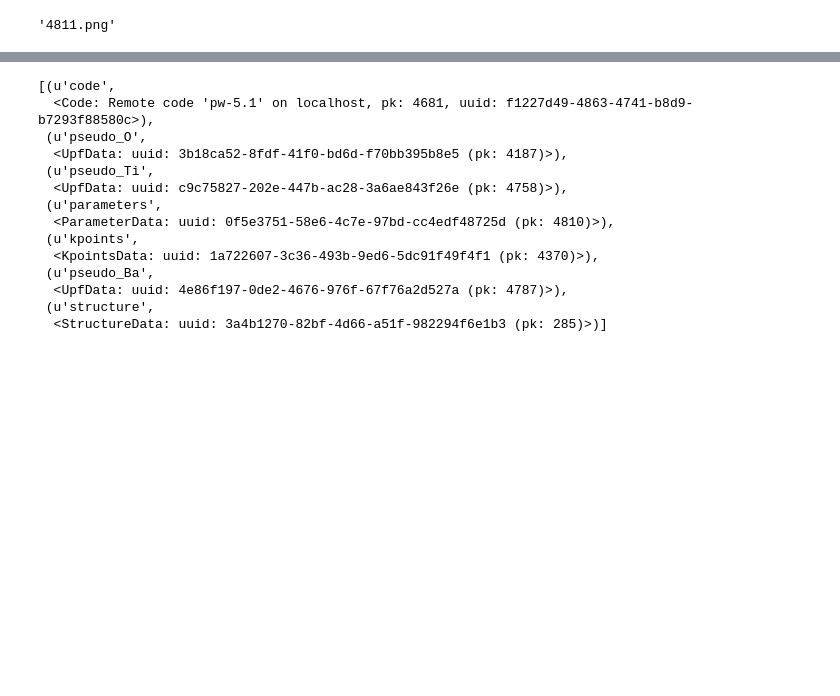
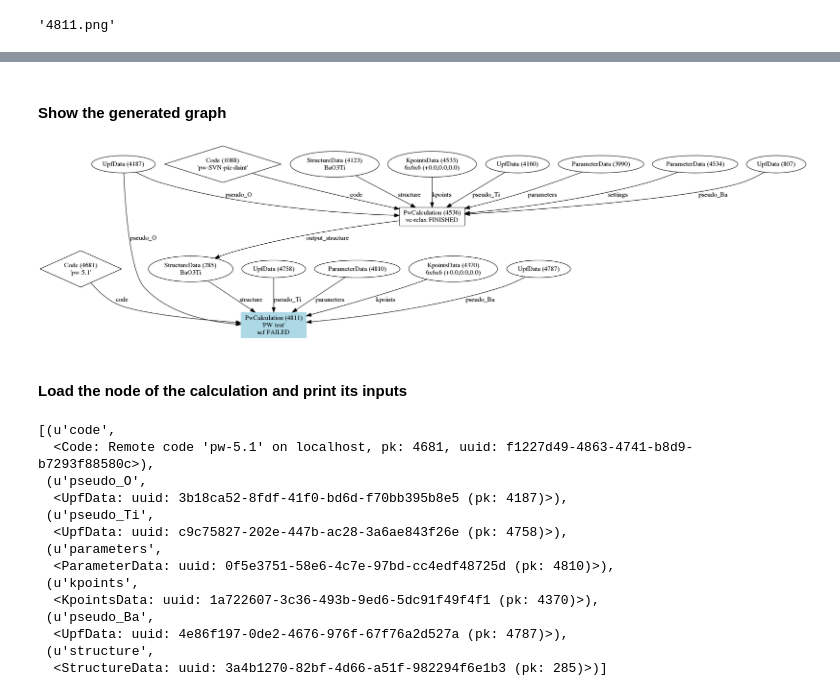
Before and after one commit to aiidateam/aiida_demos, a Jupyter notebook: notebook/Graph visualisation.ipynb, the cells around one changed output, grey strips where cells are left out. Cells and saved outputs as stored; diff of their text form; code cells hidden in the pictures; blank space fills up the shorter version.

Commit message:
Adding comments, cleaning and enriching import/export, submit_pw and graph visualisation demos

```diff
--- a/notebook/Graph visualisation.ipynb
+++ b/notebook/Graph visualisation.ipynb
@@ -43,0 +42,2 @@ out_file_name  4811.dot
+# %% [markdown]
+#### Show the generated graph
@@ -44,3 +46,9 @@ out_file_name  4811.dot
+# %%
+Image(filename='4811.png')
+# %% [output]
+[figure, added]
+# %% [markdown]
+#### Load the node of the calculation and print its inputs
 # %%
 calc = load_node(4811)
 calc.get_inputs(also_labels=True)
```
Also changed, not shown: parts of 20 cells of this notebook, 6 other files.
